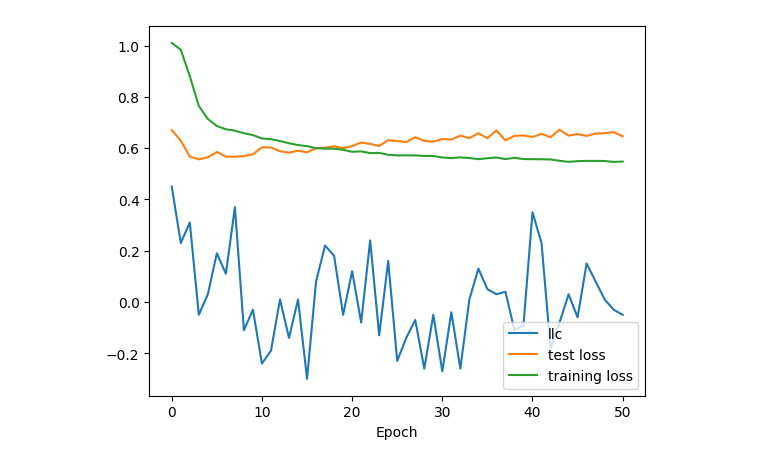
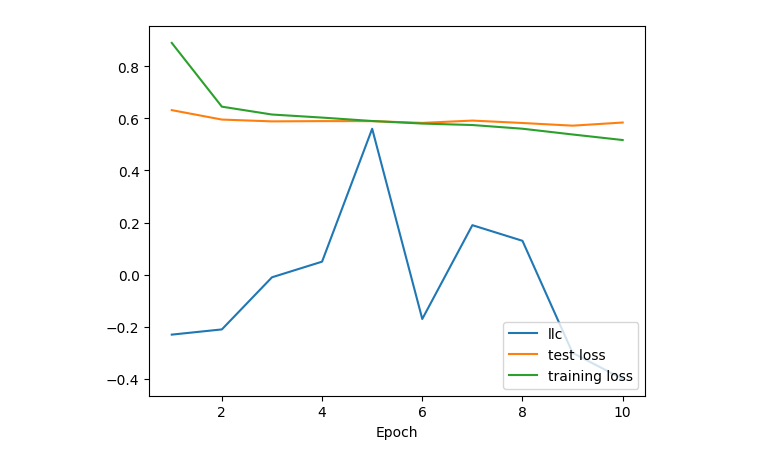
Before and after one commit to leo-du-03/llc-interpretability, a Jupyter notebook: llc_training/palindrome_llc_training.ipynb, the cells around one changed output. Drawn from its saved outputs; the diff is of its cells as text; code cells hidden in the pictures.

Commit message:
refactor code and add more tests

```diff
--- a/llc_training/palindrome_llc_training.ipynb
+++ b/llc_training/palindrome_llc_training.ipynb
@@ -31,3 +20,3 @@ def evaluate(model, data):
 # %%
-model, results = train_model(loader, assembled_model, 50, evaluate, test_loader, training_params=dict(lr=1e-3, weight_decay=1e-5, betas=(0.9,0.999), eps=1e-9), llc_dict=dict(lr=1e-7, loc=3, num_chains=3, num_draws=10))
+model, results = train_model(loader, assembled_model, 10, test_loader, training_params=dict(lr=1e-2, weight_decay=1e-5, betas=(0.9,0.999), eps=1e-12), llc_dict=dict(lr=1e-5, loc=10, num_chains=3, num_draws=10))
 # %% [output]
@@ -67,10 +24,10 @@ Epoch 10: test loss = 0.6034
 # %%
-x = range(0, len(results['llc']))
+x = range(1, len(results['llc']) + 1)
 plt.plot(x, results['llc'], label='llc')
 plt.plot(x, results['test_loss'], label='test loss')
 plt.plot(x, results['train_loss'], label='training loss')
 plt.xlabel("Epoch")
 plt.legend(loc='lower right')
 plt.show()
 # %% [output]
-[figure, old version]
+[figure, new version]
```
Also changed, not shown: parts of 5 cells of this notebook, 10 other files.
